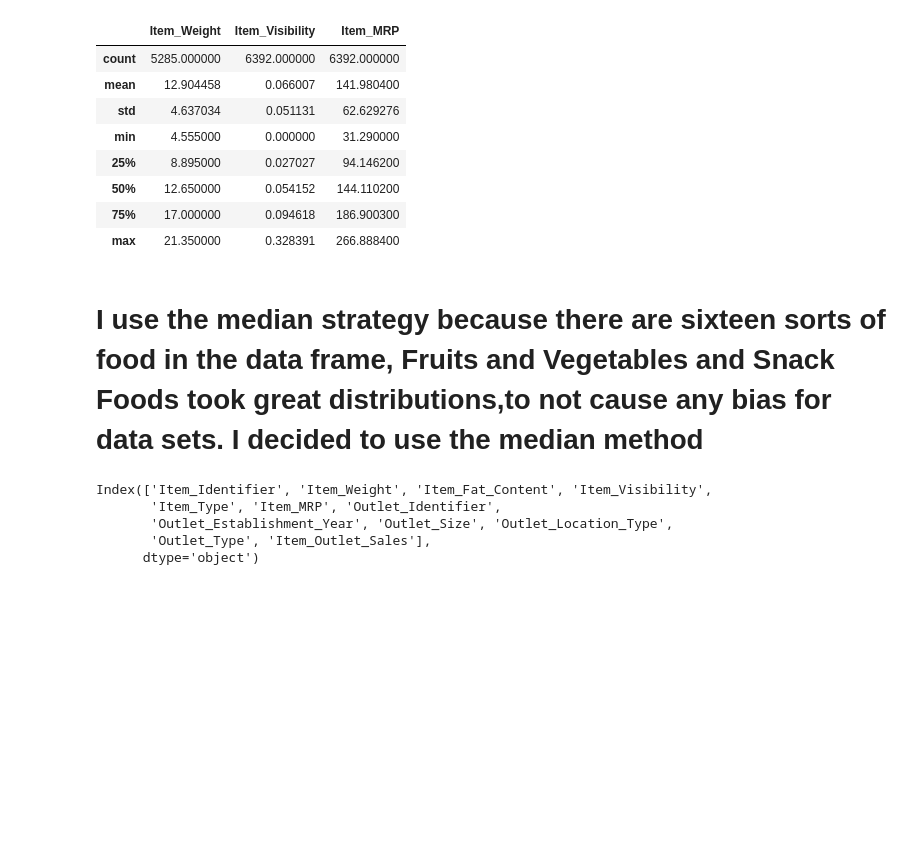
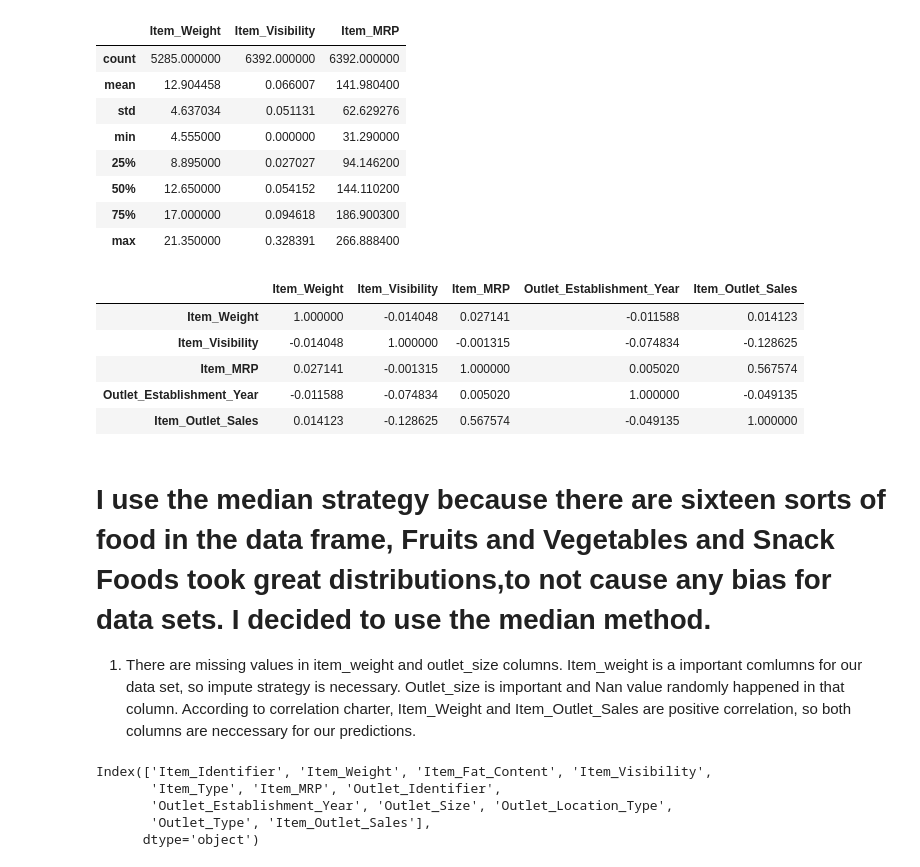
Before and after one commit to pingli10/sales-prediction-project-1-part-5, a Jupyter notebook: project_1_part5.ipynb, the cells around one changed output. Cells and saved outputs as stored; diff of their text form; code cells hidden in the pictures; blank space fills up the shorter version.

```diff
--- a/project_1_part5.ipynb
+++ b/project_1_part5.ipynb
@@ -167,8 +167,19 @@ X_train.describe()
 | 50% | 12.650000 | 0.054152 | 144.110200 |
 | 75% | 17.000000 | 0.094618 | 186.900300 |
 | max | 21.350000 | 0.328391 | 266.888400 |
+# %%
+df.corr()
+# %% [output]
+|  | Item_Weight | Item_Visibility | Item_MRP | Outlet_Establishment_Year | Item_Outlet_Sales |
+| Item_Weight | 1.000000 | -0.014048 | 0.027141 | -0.011588 | 0.014123 |
+| Item_Visibility | -0.014048 | 1.000000 | -0.001315 | -0.074834 | -0.128625 |
+| Item_MRP | 0.027141 | -0.001315 | 1.000000 | 0.005020 | 0.567574 |
+| Outlet_Establishment_Year | -0.011588 | -0.074834 | 0.005020 | 1.000000 | -0.049135 |
+| Item_Outlet_Sales | 0.014123 | -0.128625 | 0.567574 | -0.049135 | 1.000000 |
 # %% [markdown]
-# I use the median strategy because there are sixteen sorts of food in the data frame, Fruits and Vegetables and Snack Foods took great distributions,to not cause any bias for data sets. I decided to use the median method
+# I use the median strategy because there are sixteen sorts of food in the data frame, Fruits and Vegetables and Snack Foods took great distributions,to not cause any bias for data sets. I decided to use the median method.
+1) There are missing values in item_weight and outlet_size columns. Item_weight is a important comlumns for our data set, so impute strategy is necessary.
+Outlet_size is important and Nan value randomly happened in that column. According to correlation charter, Item_Weight and Item_Outlet_Sales are positive correlation, so both columns are neccessary for our predictions.
 # %%
 #I use the median strategy because there are sixteen sorts of food in the data frame, to not cause any bias for data sets. I decided to use the median method
 #scaler
```
